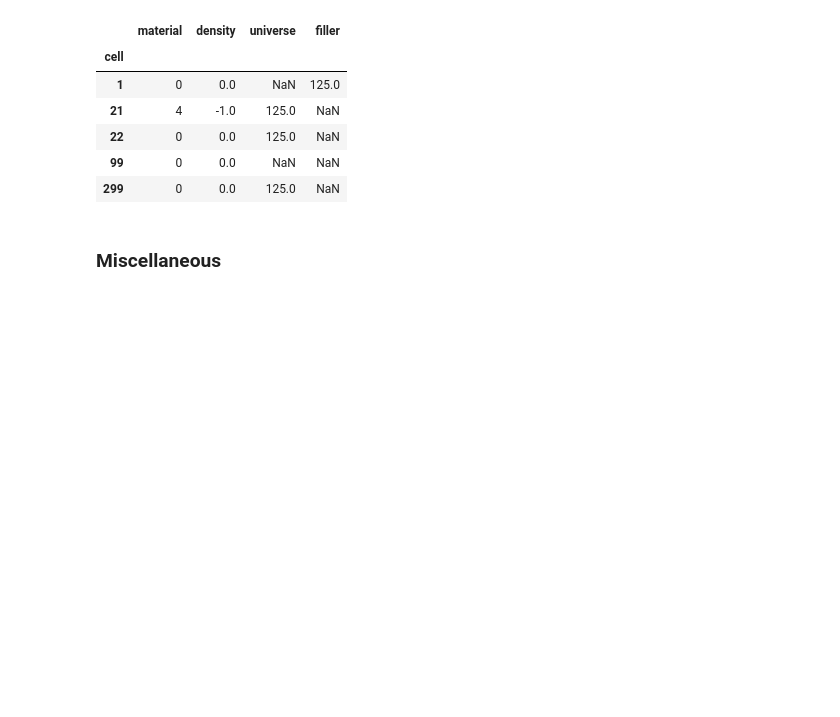
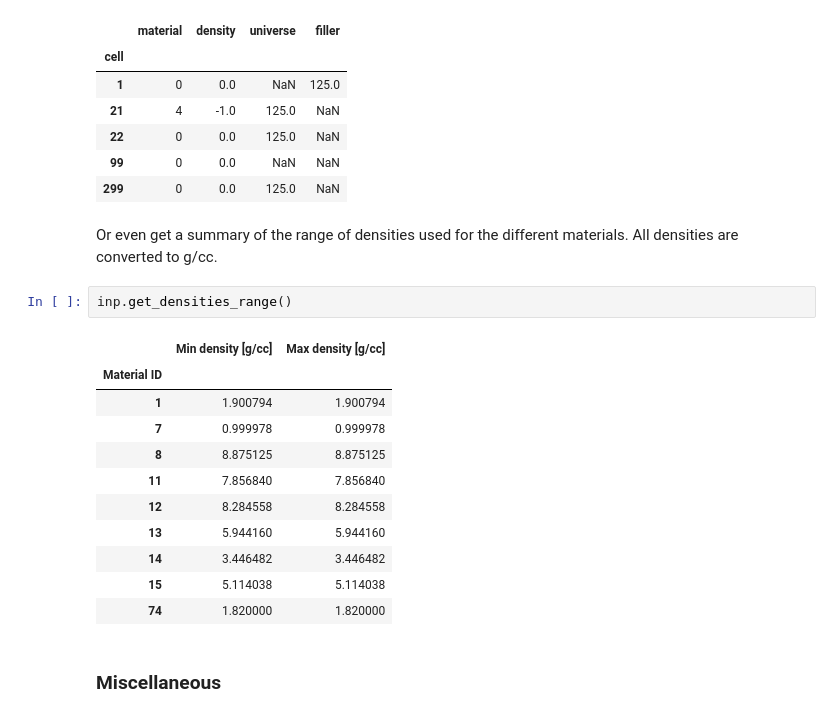
Before and after one commit to Fusion4Energy/F4Enix, a Jupyter notebook: docs/source/examples/input/jupyters/mcnp_inp.ipynb, the cells around one changed output. Saved outputs shown, nothing was run; the diff lists cells and outputs as text; blank space fills up the shorter version.

```diff
--- a/docs/source/examples/input/jupyters/mcnp_inp.ipynb
+++ b/docs/source/examples/input/jupyters/mcnp_inp.ipynb
@@ -660,6 +664,22 @@ inp_universes.get_cells_summary()
 | 22 | 0 | 0.0 | 125.0 | NaN |
 | 99 | 0 | 0.0 | NaN | NaN |
 | 299 | 0 | 0.0 | 125.0 | NaN |
+# %% [markdown]
+Or even get a summary of the range of densities used for the different materials. All densities are converted to g/cc.
+# %%
+inp.get_densities_range()
+# %% [output]
+|  | Min density [g/cc] | Max density [g/cc] |
+| Material ID |  |  |
+| 1 | 1.900794 | 1.900794 |
+| 7 | 0.999978 | 0.999978 |
+| 8 | 8.875125 | 8.875125 |
+| 11 | 7.856840 | 7.856840 |
+| 12 | 8.284558 | 8.284558 |
+| 13 | 5.944160 | 5.944160 |
+| 14 | 3.446482 | 3.446482 |
+| 15 | 5.114038 | 5.114038 |
+| 74 | 1.820000 | 1.820000 |
 # %% [markdown]
 ### Miscellaneous
 # %% [markdown]
```
Also changed, not shown: parts of 11 cells of this notebook.
